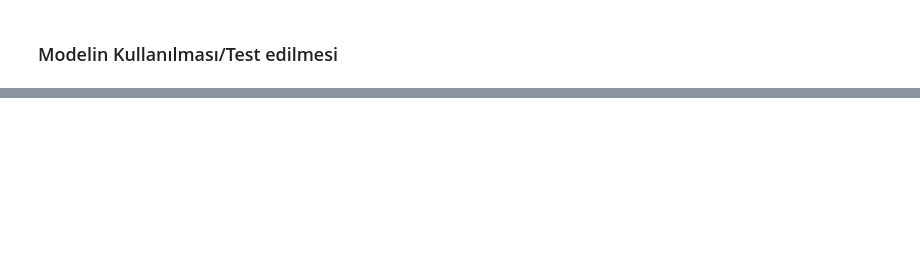
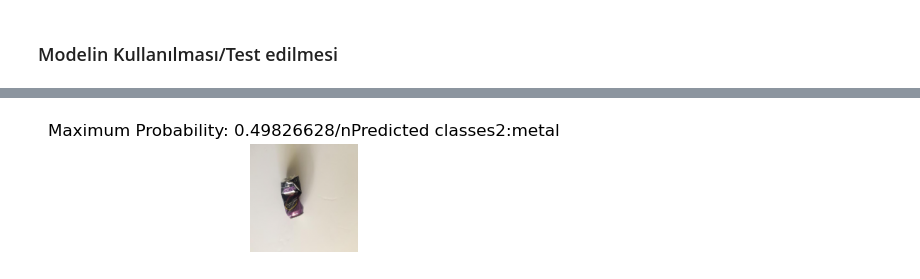
Before and after one commit to gulyilmazz/Solid_waste_detection_with_CNN, a Jupyter notebook: cnn_kati_atik.ipynb, the cells around one changed output, grey strips where cells are left out. Cells and saved outputs as stored; diff of their text form; code cells hidden in the pictures; blank space fills up the shorter version.

```diff
--- a/cnn_kati_atik.ipynb
+++ b/cnn_kati_atik.ipynb
@@ -413,0 +456,9 @@ plt.imshow(img1);
+# %%
+
+plt.subplot(142)
+plt.axis('off')
+plt.imshow(img2.squeeze())
+plt.title("Maximum Probability: " + str(np.max(p2[0], axis= -1)) + "/n" + "Predicted classes2:" + str(waste_labels[predicted_classes2]))
+plt.imshow(img2);
+# %% [output]
+[figure, added]
```
Also changed, not shown: parts of 15 cells of this notebook, 3 other files.
